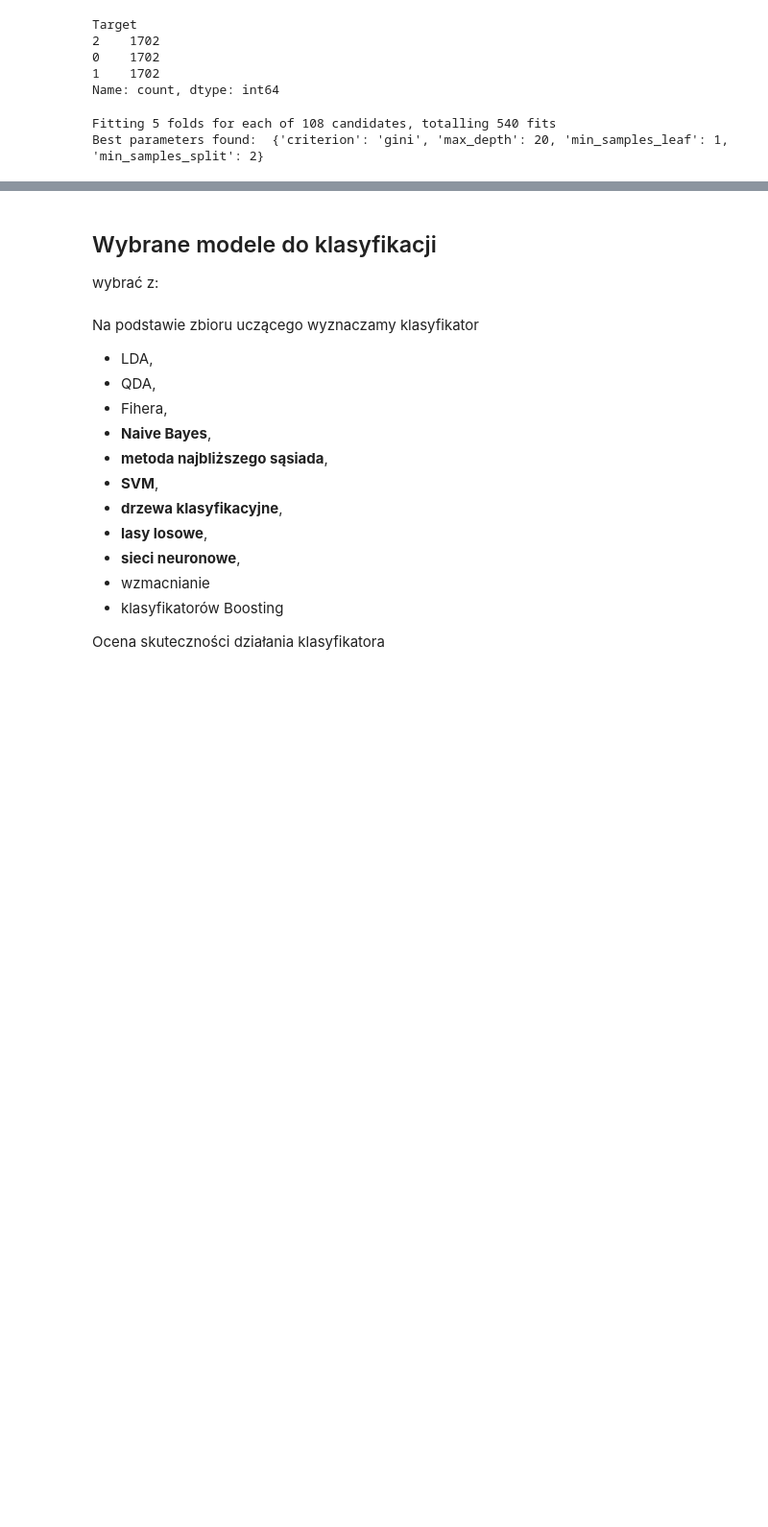
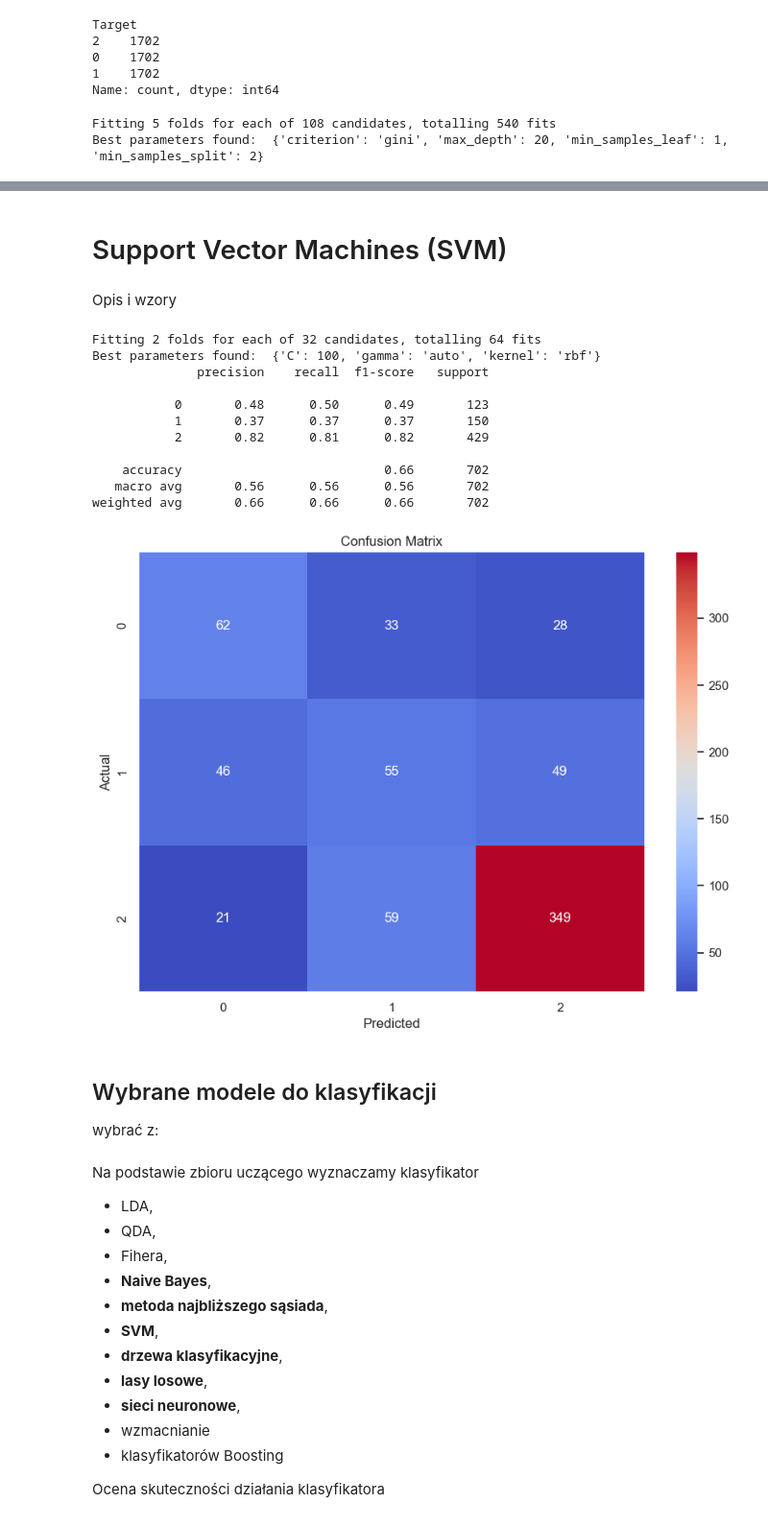
Before and after one commit to KamilMarshal/MAD_classification_project, a Jupyter notebook: ProjectNotebook.ipynb, the cells around one changed output, grey strips where cells are left out. Shown at 96% size. Saved outputs shown, nothing was run; the diff lists cells and outputs as text; code cells hidden in the pictures; blank space fills up the shorter version.

```diff
--- a/ProjectNotebook.ipynb
+++ b/ProjectNotebook.ipynb
@@ -487,3 +487,57 @@ weighted avg       0.66      0.64      0.65       702
+# %% [markdown]
+# Support Vector Machines (SVM)
+# %% [markdown]
+Opis i wzory
+# %%
+param_grid = {
+    'C': [0.1, 1, 10, 100],
+    'gamma': ['scale', 'auto'],
+    'kernel': ['linear', 'rbf', 'poly', 'sigmoid']
+}
+
+# Inicjalizacja modelu SVM
+svm = SVC(random_state=42)
+
+# Inicjalizacja Grid Search
+grid_search = GridSearchCV(estimator=svm, param_grid=param_grid, cv=2, n_jobs=-1, verbose=2)
+
+# Dopasowanie Grid Search do zbalansowanych danych
+grid_search.fit(X_train_smote, y_train_smote)
+
+# Wyświetlenie najlepszych parametrów
+print("Best parameters found: ", grid_search.best_params_)
+
+# Trenowanie modelu z najlepszymi parametrami
+best_svm = grid_search.best_estimator_
+
+# Przewidywanie na zbiorze testowym
+y_pred = best_svm.predict(X_test)
+
+
+cm = confusion_matrix(y_test, y_pred)
+classes = np.unique(y_test)  # Lista unikalnych klas
+
+# Rysowanie heatmapy macierzy konfuzji
+plt.figure(figsize=(10, 7))
+sns.heatmap(cm, annot=True, fmt='d', cmap='coolwarm', xticklabels=classes, yticklabels=classes)
+plt.xlabel('Predicted')
+plt.ylabel('Actual')
+plt.title('Confusion Matrix')
+
+print(classification_report(y_test, y_pred))
+# %% [output]
+Fitting 2 folds for each of 32 candidates, totalling 64 fits
+Best parameters found:  {'C': 100, 'gamma': 'auto', 'kernel': 'rbf'}
+              precision    recall  f1-score   support
+
+           0       0.48      0.50      0.49       123
+           1       0.37      0.37      0.37       150
+           2       0.82      0.81      0.82       429
+
+    accuracy                           0.66       702
+   macro avg       0.56      0.56      0.56       702
+weighted avg       0.66      0.66      0.66       702
+[figure, added]
 # %% [markdown]
 ## Wybrane modele do klasyfikacji
 
```
Also changed, not shown: parts of 6 cells of this notebook.
